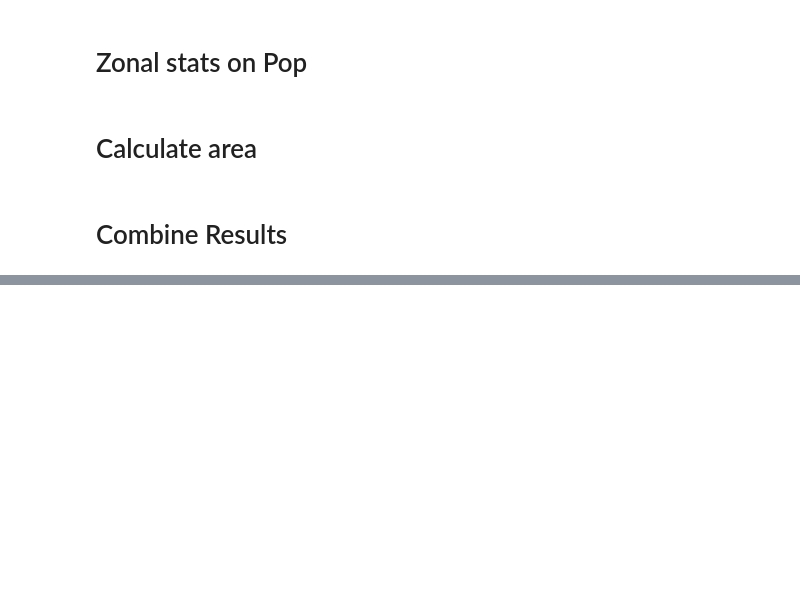
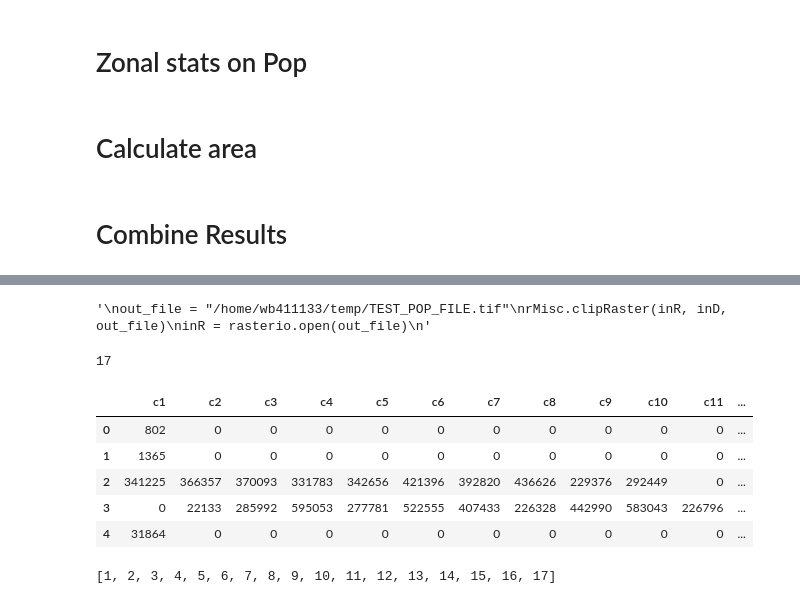
Before and after one commit to worldbank/INFRA_SAP, a Jupyter notebook: Notebooks/ZON_INFRA_B_Ports_MA_Zonal.ipynb, the cells around one changed output, grey strips where cells are left out. Cells and saved outputs as stored; diff of their text form; code cells hidden in the pictures; blank space fills up the shorter version.

```diff
--- a/Notebooks/ZON_INFRA_B_Ports_MA_Zonal.ipynb
+++ b/Notebooks/ZON_INFRA_B_Ports_MA_Zonal.ipynb
@@ -236,0 +189,17 @@ final.to_csv("/home/wb411133/temp/SouthAsia_Port_Results.csv")
+# %%
+# extract population for selected area
+inR = rasterio.open(pop_file)
+'''
+out_file = "/home/wb411133/temp/TEST_POP_FILE.tif"
+rMisc.clipRaster(inR, inD, out_file)
+inR = rasterio.open(out_file)
+'''
+# %% [output]
+'\nout_file = "/home/wb411133/temp/TEST_POP_FILE.tif"\nrMisc.clipRaster(inR, inD, out_file)\ninR = rasterio.open(out_file)\n'
+# %%
+inR_data = inR.read()
+port_shps = [[x['geometry'], 1] for idx, x in inD.iterrows()]
+# %%
+res = rasterize(port_shps, out_shape=[inR_data.shape[1], inR_data.shape[2]],
+                transform=inR.transform, merge_alg=MergeAlg.add)
+res = res.astype(rasterio.uint8)
@@ -236,0 +212,4 @@ final.to_csv("/home/wb411133/temp/SouthAsia_Port_Results.csv")
+# %%
+res.max()
+# %% [output]
+17
@@ -236,0 +225,18 @@ final.to_csv("/home/wb411133/temp/SouthAsia_Port_Results.csv")
+# %%
+pop_res = rMisc.zonalStats(inD, adjusted_pop_file, minVal=0)
+overlap_res = rMisc.zonalStats(inD, overlap_file, unqVals=list(range(1,res.max() + 1)), rastType='C')
+
+popD = pd.DataFrame(pop_res, columns = ['SUM','MIN','MAX','MEAN'])
+popD['IDX'] = inD['IDX']
+
+oD = pd.DataFrame(overlap_res, columns=['c%s' % x for x in list(range(1,res.max() + 1))])
+oD['IDX'] = inD['IDX']
+# %%
+oD.head()
+# %% [output]
+|  | c1 | c2 | c3 | c4 | c5 | c6 | c7 | c8 | c9 | c10 | c11 | ... |
+| 0 | 802 | 0 | 0 | 0 | 0 | 0 | 0 | 0 | 0 | 0 | 0 | ... |
+| 1 | 1365 | 0 | 0 | 0 | 0 | 0 | 0 | 0 | 0 | 0 | 0 | ... |
+| 2 | 341225 | 366357 | 370093 | 331783 | 342656 | 421396 | 392820 | 436626 | 229376 | 292449 | 0 | ... |
+| 3 | 0 | 22133 | 285992 | 595053 | 277781 | 522555 | 407433 | 226328 | 442990 | 583043 | 226796 | ... |
+| 4 | 31864 | 0 | 0 | 0 | 0 | 0 | 0 | 0 | 0 | 0 | 0 | ... |
@@ -236,0 +246,4 @@ final.to_csv("/home/wb411133/temp/SouthAsia_Port_Results.csv")
+# %%
+ list(range(1,res.max() + 1))
+# %% [output]
+[1, 2, 3, 4, 5, 6, 7, 8, 9, 10, 11, 12, 13, 14, 15, 16, 17]
```
Also changed, not shown: parts of 38 cells of this notebook, 6 other files.
